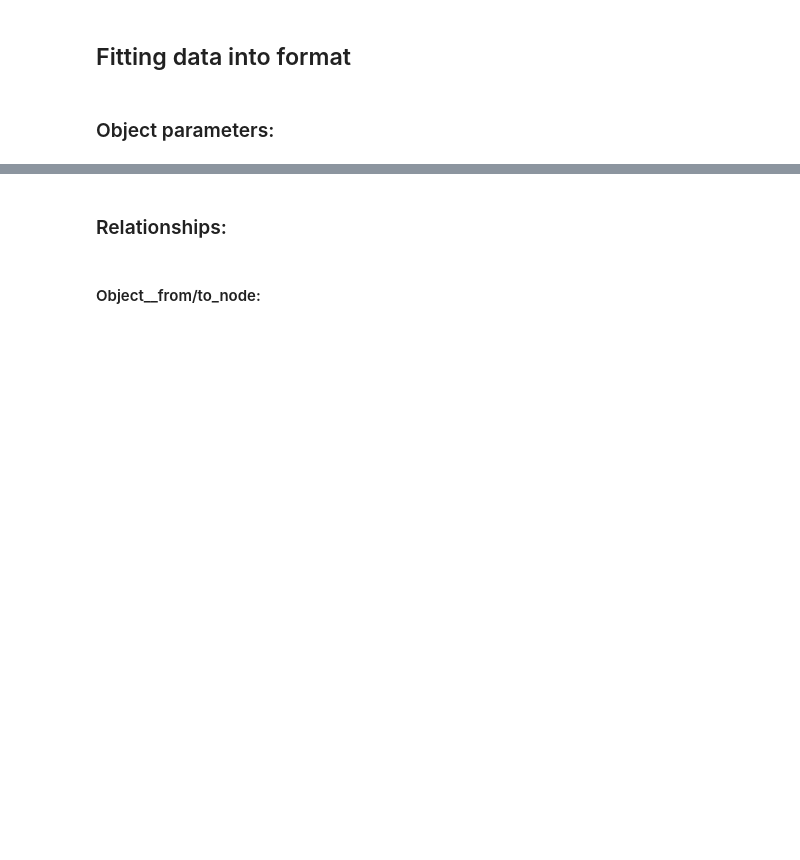
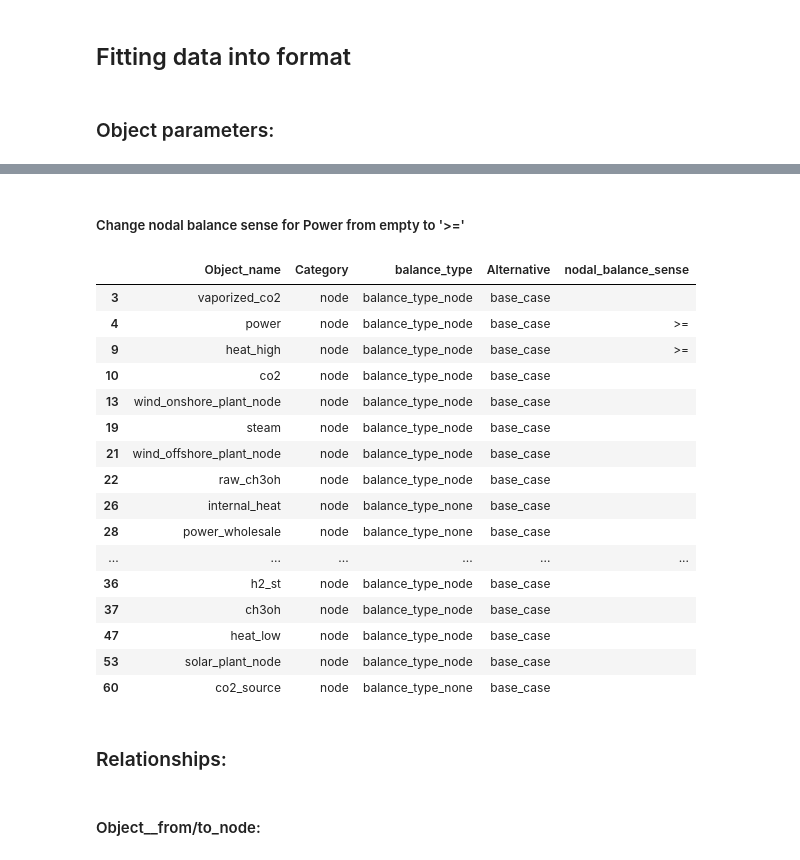
Before and after one commit to CSEI-EU/Nord_H2ub, a Jupyter notebook: spine_projects/01_input_data/00_functions/data_preparation_nord_h2ub_spine.ipynb, the cells around one changed output, grey strips where cells are left out. Cells and saved outputs as stored; diff of their text form; code cells hidden in the pictures; blank space fills up the shorter version.

Commit message:
'Nodes' sheet: set nodal_balance_sense to '>=' for pay-as-produced PPA on power node

```diff
--- a/spine_projects/01_input_data/00_functions/data_preparation_nord_h2ub_spine.ipynb
+++ b/spine_projects/01_input_data/00_functions/data_preparation_nord_h2ub_spine.ipynb
@@ -376,6 +419,31 @@ df_nodes['Alternative'] = run_name
 # Define the node of internal heat to have a nodal_balance_sense of ">=" -> to be taken out once we use the heat.
 df_nodes['nodal_balance_sense'] = ""
 df_nodes.loc[df_nodes['Object_name'] == 'heat_high', 'nodal_balance_sense'] = '>='
+# %% [markdown]
+##### Change nodal balance sense for Power from empty to '>='
+# %%
+if any(v == 'Pay-as-produced' for v in ppa_type_values.values()):
+    df_nodes.loc[df_nodes['Object_name'] == 'power', 'nodal_balance_sense'] = '>='
+
+df_nodes.head(100)
+# %% [output]
+|  | Object_name | Category | balance_type | Alternative | nodal_balance_sense |
+| 3 | vaporized_co2 | node | balance_type_node | base_case |  |
+| 4 | power | node | balance_type_node | base_case | >= |
+| 9 | heat_high | node | balance_type_node | base_case | >= |
+| 10 | co2 | node | balance_type_node | base_case |  |
+| 13 | wind_onshore_plant_node | node | balance_type_node | base_case |  |
+| 19 | steam | node | balance_type_node | base_case |  |
+| 21 | wind_offshore_plant_node | node | balance_type_node | base_case |  |
+| 22 | raw_ch3oh | node | balance_type_node | base_case |  |
+| 26 | internal_heat | node | balance_type_none | base_case |  |
+| 28 | power_wholesale | node | balance_type_none | base_case |  |
+| ... | ... | ... | ... | ... | ... |
+| 36 | h2_st | node | balance_type_node | base_case |  |
+| 37 | ch3oh | node | balance_type_node | base_case |  |
+| 47 | heat_low | node | balance_type_node | base_case |  |
+| 53 | solar_plant_node | node | balance_type_node | base_case |  |
+| 60 | co2_source | node | balance_type_none | base_case |  |
 # %%
 # Add has_state_node_state_cap and frac_state_loss
 df_storages_short = df_model_storages.loc[:, ['Storage', 'has_state', 'node_state_cap', 'frac_state_loss']].rename(columns={'Storage': 'Object_name'})
```
Also changed, not shown: parts of 6 cells of this notebook, 2 other files.
